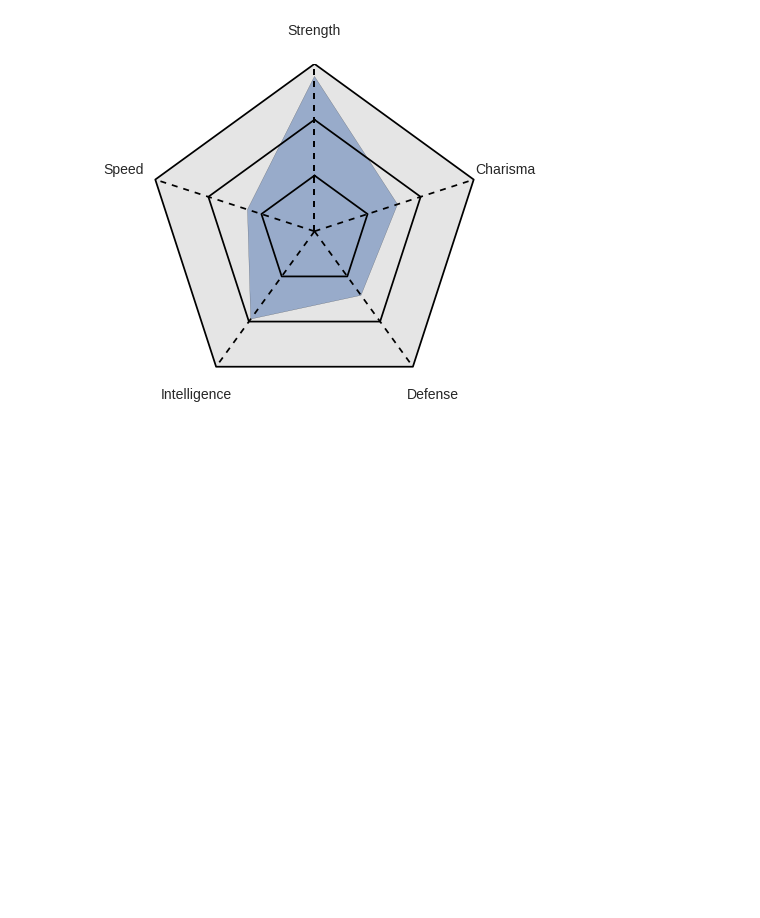
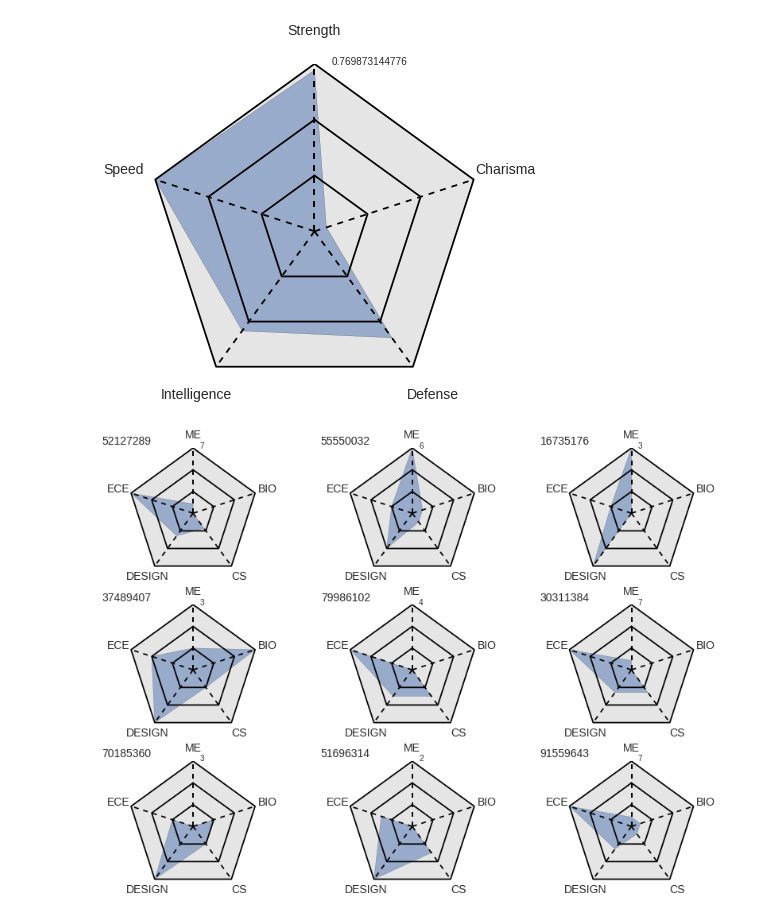
Before and after one commit to idgetto/DataScienceFinalProject, a Jupyter notebook: statanalysis/spider_web.ipynb, the cells around one changed output. Drawn from its saved outputs; the diff is of its cells as text; code cells hidden in the pictures; blank space fills up the shorter version.

Commit message:
plot major spider web

```diff
--- a/statanalysis/spider_web.ipynb
+++ b/statanalysis/spider_web.ipynb
@@ -72,9 +72,13 @@ def get_polygon_point(angle, radius):
     return (x, y)
 
 def get_data_points(angles, values, radius):
+    # scale values
+    max_val = float(max(values))
+    values = [value / max_val for value in values]
+
     value_radii = [value * radius for value in values]
     value_points = [get_polygon_point(angle, value) for (angle, value) in zip(angles, value_radii)]
-#     value_points.append(value_points[0]) # make a loop
+
     return value_points
 
 def spider_plot(features, values):
@@ -94,6 +98,11 @@ def spider_plot(features, values):
     points = np.asarray(outer_points)
     pgon = Polygon(points, color='black', closed=True, alpha=0.1)
     plt.gca().add_patch(pgon)
+
+    # label max value
+    max_val = max(values)
+    x, y = outer_points[0]
+    plt.text(x+(0.1*y), y, str(max_val))
 
     # plot data values
     value_points = get_data_points(angles, values, radius)
@@ -129,4 +138,24 @@ values = [random.random() for _ in features]
 plt.figure(figsize=(6, 6))
 spider_plot(features, values)
 # %% [output]
-[figure, old version]
+[figure, new version]
+# %%
+import pandas as pd
+students = pd.read_csv('../data/student0216.csv')
+
+def spider_student_major(student_id):
+    student = students[students.studentid == student_id].iloc[0]
+
+    features = ['ME', 'ECE', 'DESIGN', 'CS', 'BIO']
+    values = [student.me, student.ece, student.design, student.cs, student.bio]
+
+    spider_plot(features, values)
+# %%
+student_ids = students.sample(9).studentid
+
+plt.figure(figsize=(14, 10))
+for (index, student_id) in enumerate(student_ids):
+    plt.subplot(3, 3, index+1)
+    spider_student_major(student_id)
+# %% [output]
+[figure, added]
```
